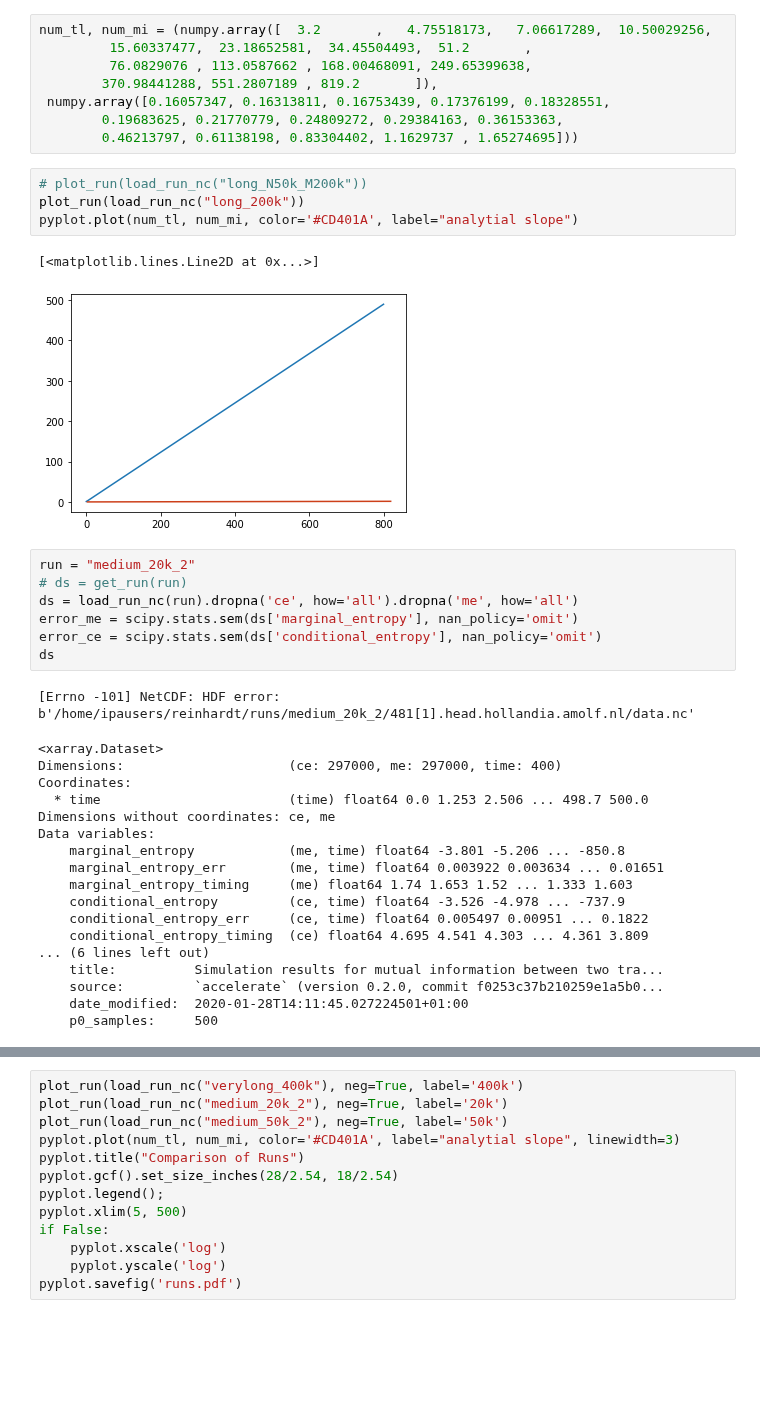
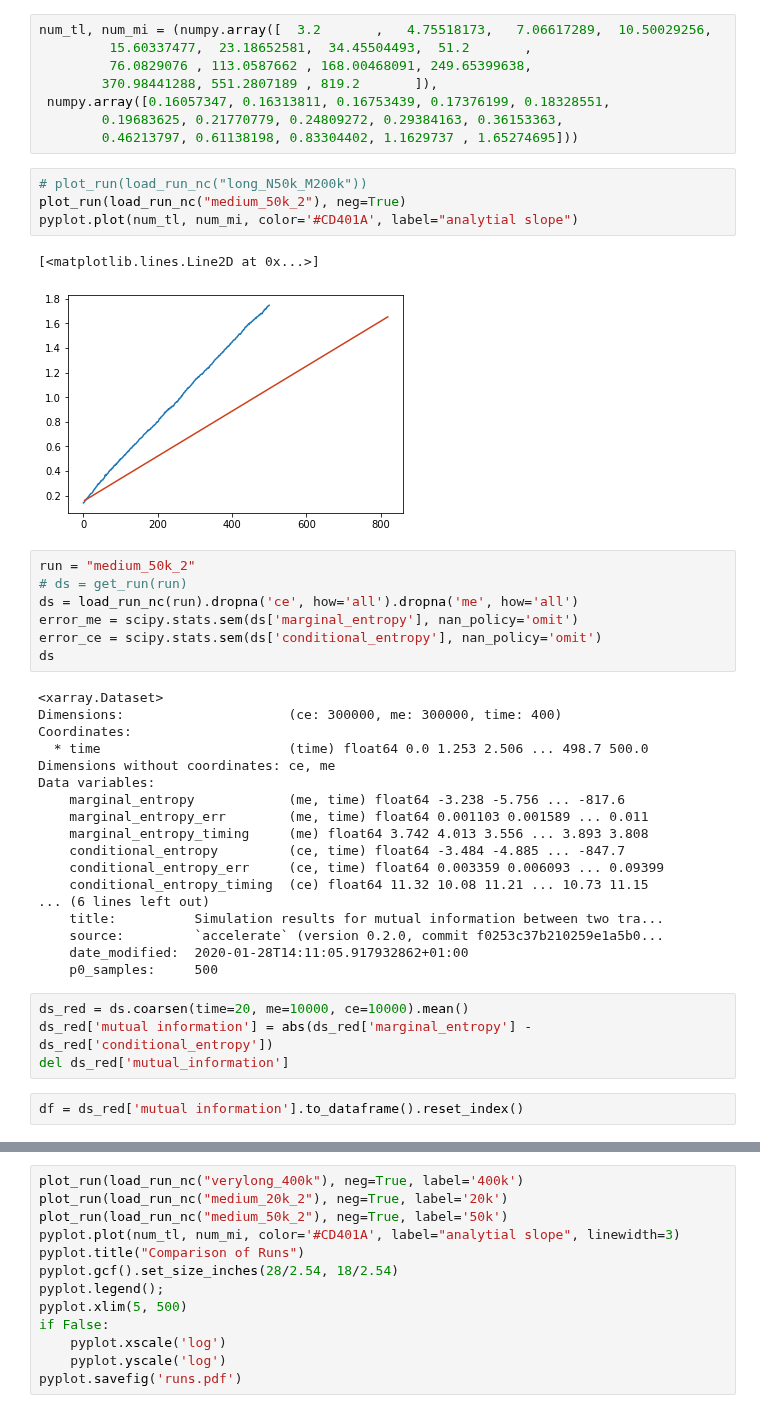
Before and after one commit to manuel-rhdt/master-thesis, a Jupyter notebook: MI_Errors.ipynb, the cells around one changed output, grey strips where cells are left out. Drawn from its saved outputs; the diff is of its cells as text; blank space fills up the shorter version.

```diff
--- a/MI_Errors.ipynb
+++ b/MI_Errors.ipynb
@@ -96,34 +98,39 @@ num_tl, num_mi = (numpy.array([  3.2       ,   4.75518173,   7.06617289,  10.500
         0.46213797, 0.61138198, 0.83304402, 1.1629737 , 1.65274695]))
 # %%
 # plot_run(load_run_nc("long_N50k_M200k"))
-plot_run(load_run_nc("long_200k"))
+plot_run(load_run_nc("medium_50k_2"), neg=True)
 pyplot.plot(num_tl, num_mi, color='#CD401A', label="analytial slope")
 # %% [output]
 [<matplotlib.lines.Line2D at 0x...>]
-[figure, old version]
+[figure, new version]
 # %%
-run = "medium_20k_2"
+run = "medium_50k_2"
 # ds = get_run(run)
 ds = load_run_nc(run).dropna('ce', how='all').dropna('me', how='all')
 error_me = scipy.stats.sem(ds['marginal_entropy'], nan_policy='omit')
 error_ce = scipy.stats.sem(ds['conditional_entropy'], nan_policy='omit')
 ds
 # %% [output]
-[Errno -101] NetCDF: HDF error: b'/home/ipausers/reinhardt/runs/medium_20k_2/481[1].head.hollandia.amolf.nl/data.nc'
+<xarray.Dataset>
+Dimensions:                     (ce: 300000, me: 300000, time: 400)
+Coordinates:
+  * time                        (time) float64 0.0 1.253 2.506 ... 498.7 500.0
+Dimensions without coordinates: ce, me
+Data variables:
+    marginal_entropy            (me, time) float64 -3.238 -5.756 ... -817.6
+    marginal_entropy_err        (me, time) float64 0.001103 0.001589 ... 0.011
+    marginal_entropy_timing     (me) float64 3.742 4.013 3.556 ... 3.893 3.808
+    conditional_entropy         (ce, time) float64 -3.484 -4.885 ... -847.7
+    conditional_entropy_err     (ce, time) float64 0.003359 0.006093 ... 0.09399
+    conditional_entropy_timing  (ce) float64 11.32 10.08 11.21 ... 10.73 11.15
+... (6 lines left out)
+    title:          Simulation results for mutual information between two tra...
+    source:         `accelerate` (version 0.2.0, commit f0253c37b210259e1a5b0...
+    date_modified:  2020-01-28T14:11:05.917932862+01:00
+    p0_samples:     500
-<xarray.Dataset>
-Dimensions:                     (ce: 297000, me: 297000, time: 400)
-Coordinates:
-  * time                        (time) float64 0.0 1.253 2.506 ... 498.7 500.0
-Dimensions without coordinates: ce, me
-Data variables:
-    marginal_entropy            (me, time) float64 -3.801 -5.206 ... -850.8
-    marginal_entropy_err        (me, time) float64 0.003922 0.003634 ... 0.01651
-    marginal_entropy_timing     (me) float64 1.74 1.653 1.52 ... 1.333 1.603
-    conditional_entropy         (ce, time) float64 -3.526 -4.978 ... -737.9
-    conditional_entropy_err     (ce, time) float64 0.005497 0.00951 ... 0.1822
-    conditional_entropy_timing  (ce) float64 4.695 4.541 4.303 ... 4.361 3.809
-... (6 lines left out)
-    title:          Simulation results for mutual information between two tra...
-    source:         `accelerate` (version 0.2.0, commit f0253c37b210259e1a5b0...
-    date_modified:  2020-01-28T14:11:45.027224501+01:00
-    p0_samples:     500
+# %%
+ds_red = ds.coarsen(time=20, me=10000, ce=10000).mean()
+ds_red['mutual information'] = abs(ds_red['marginal_entropy'] - ds_red['conditional_entropy'])
+del ds_red['mutual_information']
+# %%
+df = ds_red['mutual information'].to_dataframe().reset_index()
```
Also changed, not shown: parts of 4 cells of this notebook, 17 other files.
